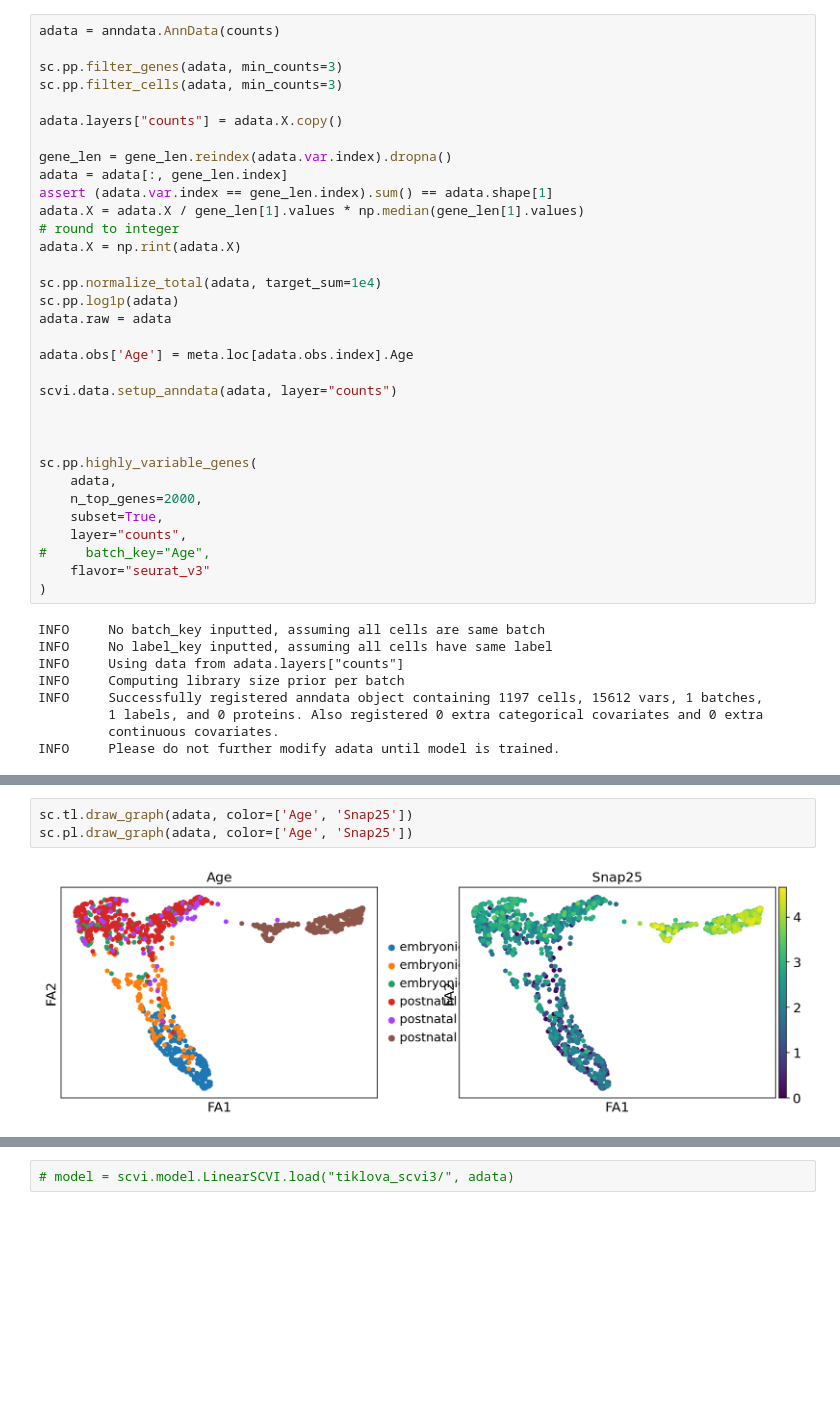
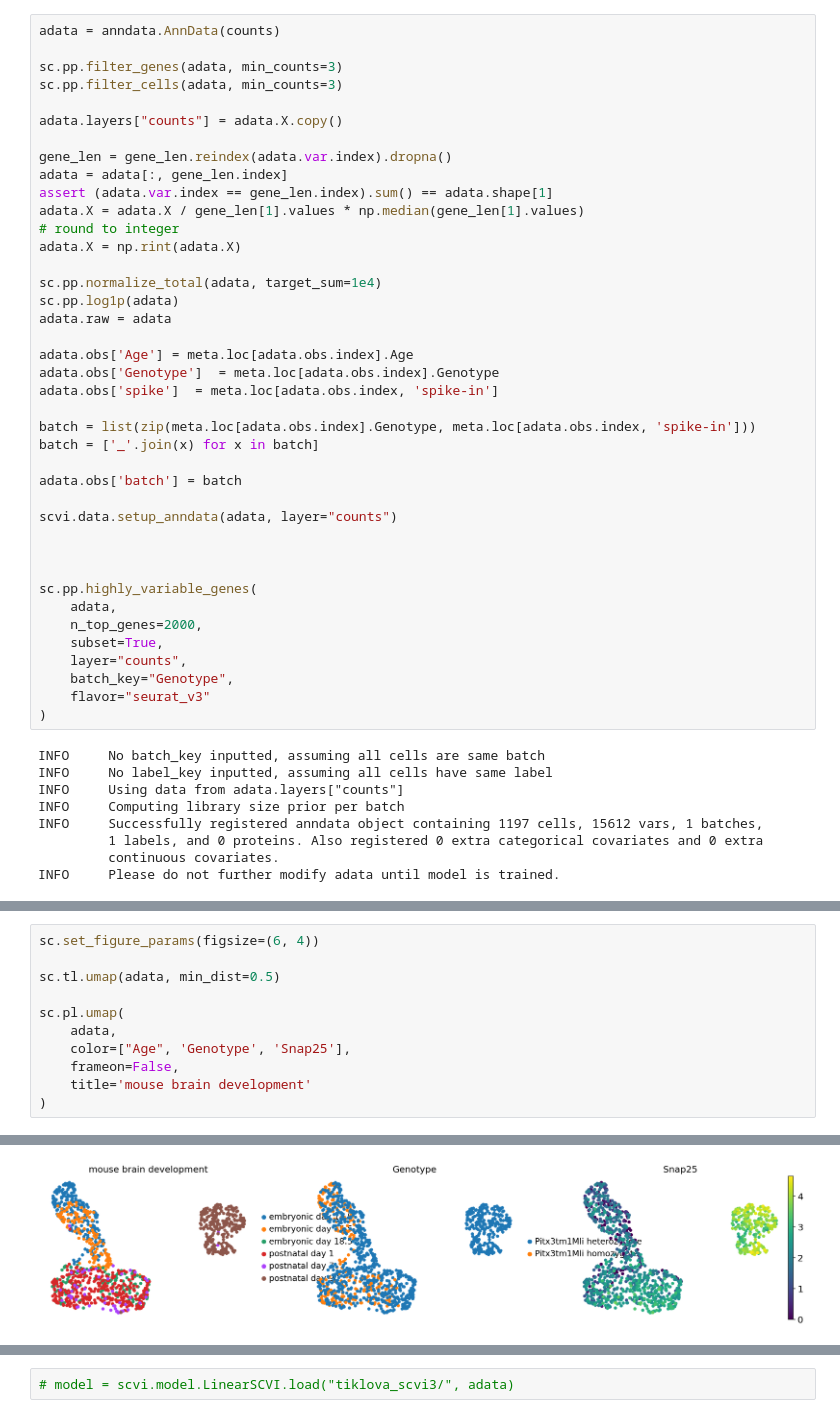
Before and after one commit to lareaulab/analysis_psix, a Jupyter notebook: scvi_runs/tiklova_neurogenesis.ipynb, the cells around one changed output, grey strips where cells are left out. Saved outputs shown, nothing was run; the diff lists cells and outputs as text; blank space fills up the shorter version.

```diff
--- a/scvi_runs/tiklova_neurogenesis.ipynb
+++ b/scvi_runs/tiklova_neurogenesis.ipynb
@@ -46,6 +54,13 @@ sc.pp.log1p(adata)
 adata.raw = adata
 
 adata.obs['Age'] = meta.loc[adata.obs.index].Age
+adata.obs['Genotype']  = meta.loc[adata.obs.index].Genotype
+adata.obs['spike']  = meta.loc[adata.obs.index, 'spike-in']
+
+batch = list(zip(meta.loc[adata.obs.index].Genotype, meta.loc[adata.obs.index, 'spike-in']))
+batch = ['_'.join(x) for x in batch]
+
+adata.obs['batch'] = batch
 
 scvi.data.setup_anndata(adata, layer="counts")
 
@@ -56,7 +71,7 @@ sc.pp.highly_variable_genes(
     n_top_genes=2000,
     subset=True,
     layer="counts",
-#     batch_key="Age",
+    batch_key="Genotype",
     flavor="seurat_v3"
 )
 # %% [output]
@@ -108,5 +121,12 @@ INFO     Training time:  55 s. / 400 epochs
-# %%
-sc.tl.draw_graph(adata, color=['Age', 'Snap25'])
-sc.pl.draw_graph(adata, color=['Age', 'Snap25'])
-# %% [output]
-[figure, removed]
+# %%
+sc.set_figure_params(figsize=(6, 4))
+
+sc.tl.umap(adata, min_dist=0.5)
+
+sc.pl.umap(
+    adata,
+    color=["Age", 'Genotype', 'Snap25'],
+    frameon=False,
+    title='mouse brain development'
+)
+# %% [output]
@@ -112,0 +135 @@ sc.pl.draw_graph(adata, color=['Age', 'Snap25'])
+[figure, added]
```
Also changed, not shown: parts of 6 cells of this notebook, 11 other files.
